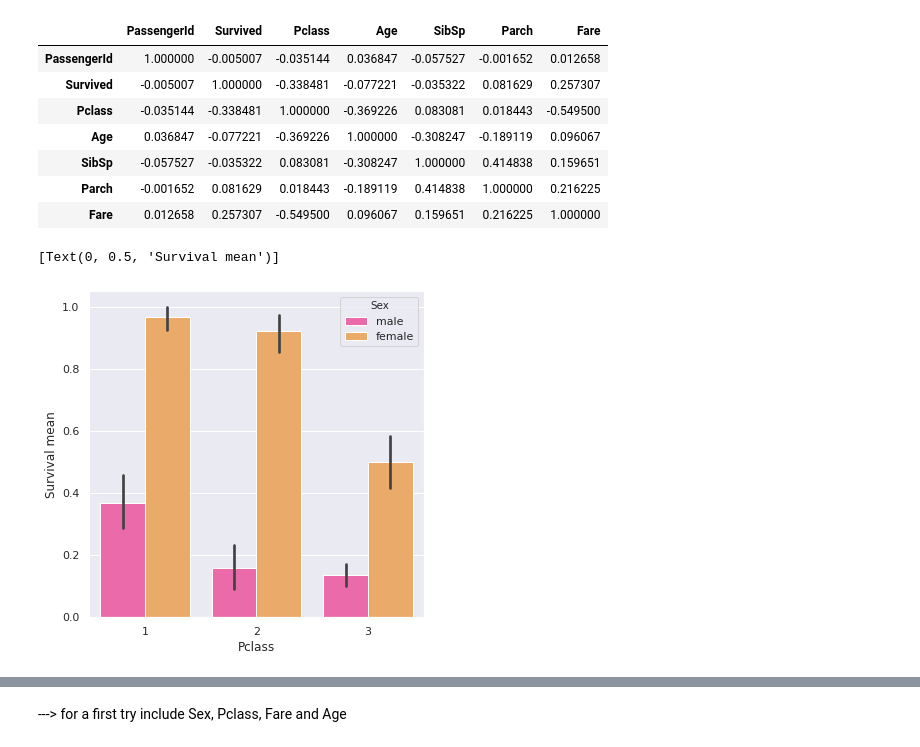
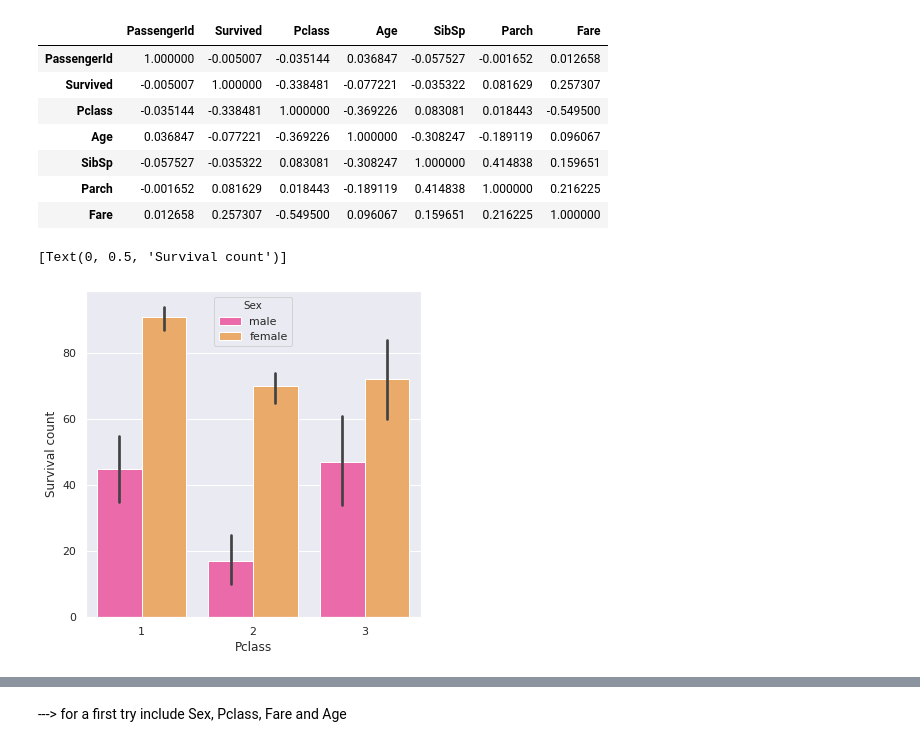
Before and after one commit to mafleischer/kaggle-titanic, a Jupyter notebook: titanic.ipynb, the cells around one changed output, grey strips where cells are left out. Drawn from its saved outputs; the diff is of its cells as text; code cells hidden in the pictures.

```diff
--- a/titanic.ipynb
+++ b/titanic.ipynb
@@ -60,13 +62,13 @@ titanic.corr()
 # %%
 survived_count = titanic.Survived[titanic.Survived == 1].count()
 dead_count = titanic.Survived[titanic.Survived == 0].count()
 
 fig, ax = plt.subplots(figsize=(6,6))
 sns.set_color_codes("pastel")
-bp = sns.barplot(x="Pclass", y="Survived", data=titanic, color="b", hue="Sex", palette="spring")
-ax.set(ylabel="Survival mean")
+bp = sns.barplot(x="Pclass", y="Survived", data=titanic, color="b", hue="Sex", estimator=np.sum, palette="spring")
+ax.set(ylabel="Survival count")
 #plt.ylim(top=len(titanic.index))
 # %% [output]
-[Text(0, 0.5, 'Survival mean')]
+[Text(0, 0.5, 'Survival count')]
-[figure, old version]
+[figure, new version]
 # %%
```
Also changed, not shown: parts of 12 cells of this notebook.
